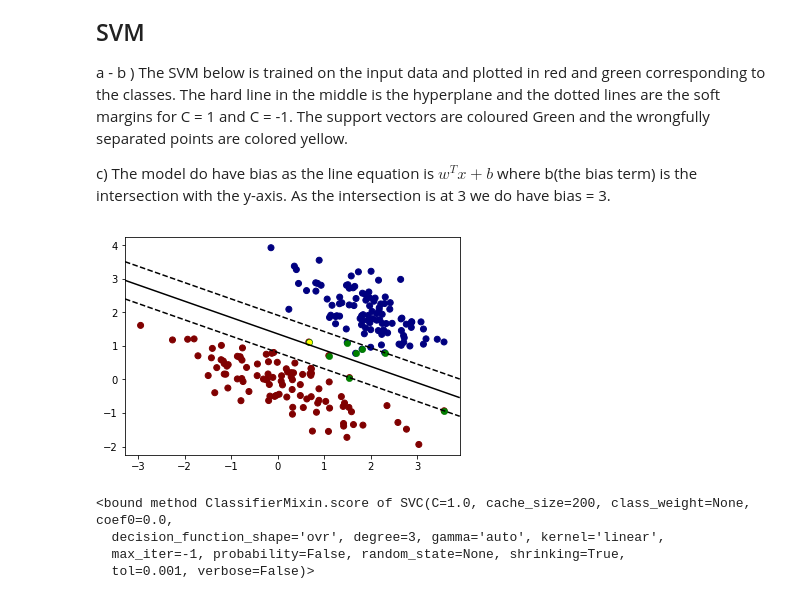
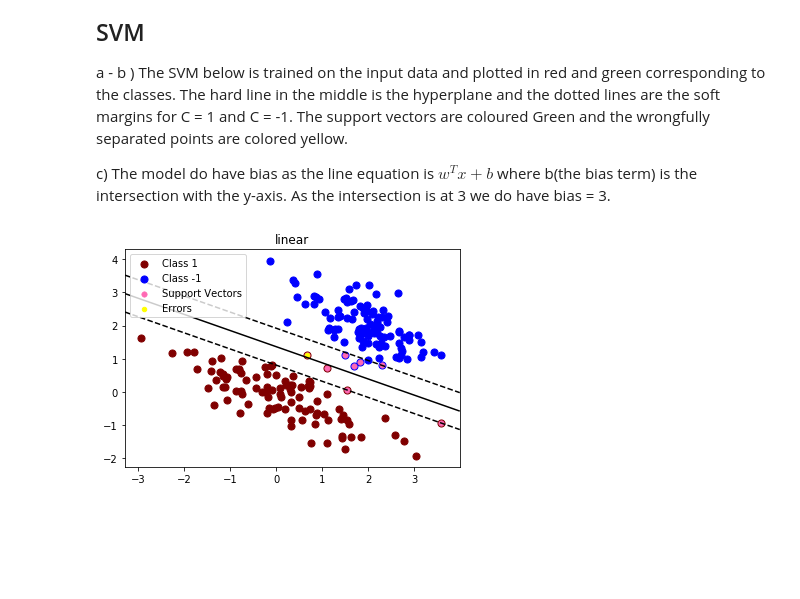
Before and after one commit to Tbbas/TDA231, a Jupyter notebook: hw4.ipynb, the cells around one changed output. Cells and saved outputs as stored; diff of their text form; code cells hidden in the pictures; blank space fills up the shorter version.

```diff
--- a/hw4.ipynb
+++ b/hw4.ipynb
@@ -152,13 +152,18 @@ import matplotlib.pyplot as plt
 data = np.loadtxt('d1.txt')
 X = data[:,:2]
 Y = data[:,-1]
+
+posX = X[Y==1]
+negX= X[Y==-1]
 # Fit model using the given training data
-def plotSVM(X,Y,kern):
-    graph = SVC(kernel=kern);
+def plotSVM(X,Y,kern,plotContours):
+    graph = SVC(kernel=kern, degree=2);
     graph.fit(X, Y);
 
-    # Create scatter plot for data where label array is the given colormap.
-    plt.scatter(X[:, 0], X[:, 1], c=Y, cmap=plt.cm.jet);
+    # Create scatter plot for data
+    plt.scatter(posX[:, 0], posX[:, -1], c="maroon", s=50, label="Class 1");
+    plt.scatter(negX[:, 0], negX[:, -1], c="blue", s=50, label="Class -1");
+
 
     # Create array of "Wrong predictions"
 
@@ -166,42 +171,41 @@ def plotSVM(X,Y,kern):
     predictions = graph.predict(X)
     for input, prediction, label in zip(X,predictions,Y):
         if prediction != label:
             temp.append(input)
 
     errors = np.array(temp)
 
 
 
 
 
     ax = plt.gca() # Get the polar axis in the graph
     xlim = ax.get_xlim()
     ylim = ax.get_ylim()
 
     # Make meshgridgrid
     x1 = np.linspace(xlim[0], xlim[1], 300)
     y1 = np.linspace(ylim[0], ylim[1], 300)
     YY, XX = np.meshgrid(y1, x1)
     xy = np.vstack([XX.ravel(), YY.ravel()]).T
     Z = graph.decision_function(xy).reshape(XX.shape)
     # Plot the hyperplane and margins
-    ax.contour(XX, YY, Z, colors='black', levels=[-1,0,1], linestyles=['--','-','--'] );
-
+    if plotContours:
+        ax.contour(XX, YY, Z, colors='black', levels=[-1,0,1], linestyles=['--','-','--'] );
 
 
     # Plot the support vectors in pink
-    ax.scatter(graph.support_vectors_[:, 0], graph.support_vectors_[:, 1], s=40,
-               linewidth=0.5, facecolors='green');
 
-    plt.scatter(errors[:,0].T,errors[:,1].T,c='yellow', s=20);
+    ax.scatter(graph.support_vectors_[:, 0], graph.support_vectors_[:, 1], s=30,
+       linewidth=0.5, facecolors='hotpink', label="Support Vectors");
 
+    if errors.size:
+        plt.scatter(errors[:,0].T,errors[:,1].T,c='yellow', s=20, label="Errors");
+
+    plt.title(kern)
+    plt.legend(scatterpoints=1)
     plt.show();
 
-    print(graph.score)
-plotSVM(X,Y,'linear');
+plotSVM(X,Y,'linear',True);
 # %% [output]
-[figure, old version]
+[figure, new version]
-<bound method ClassifierMixin.score of SVC(C=1.0, cache_size=200, class_weight=None, coef0=0.0,
-  decision_function_shape='ovr', degree=3, gamma='auto', kernel='linear',
-  max_iter=-1, probability=False, random_state=None, shrinking=True,
-  tol=0.001, verbose=False)>
```
Also changed, not shown: parts of 1 cell of this notebook.
